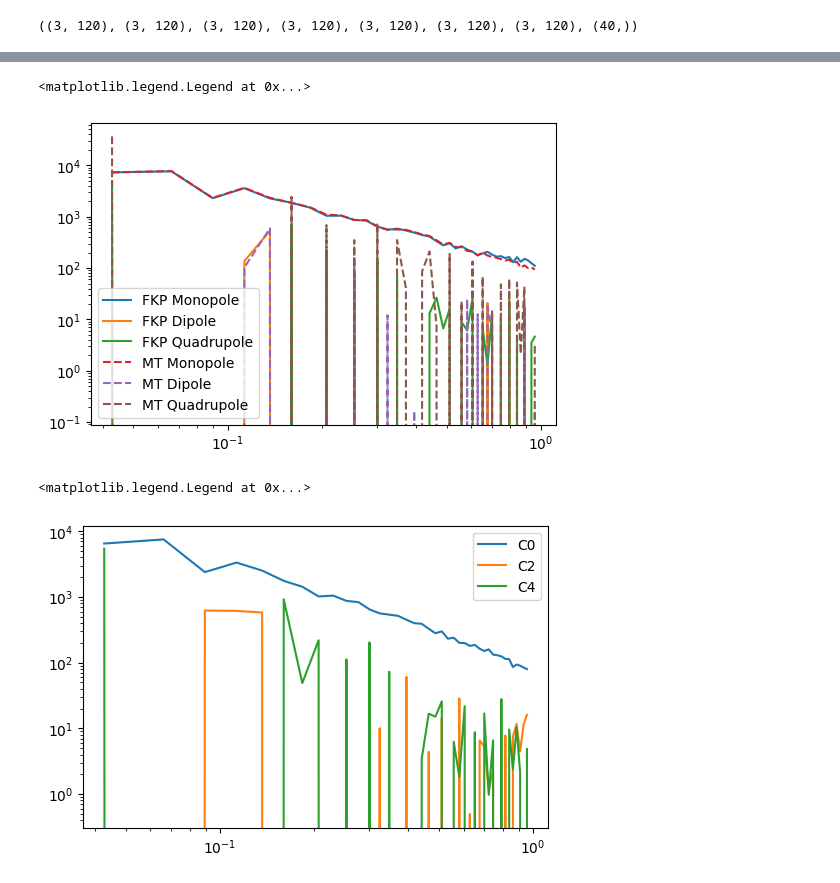
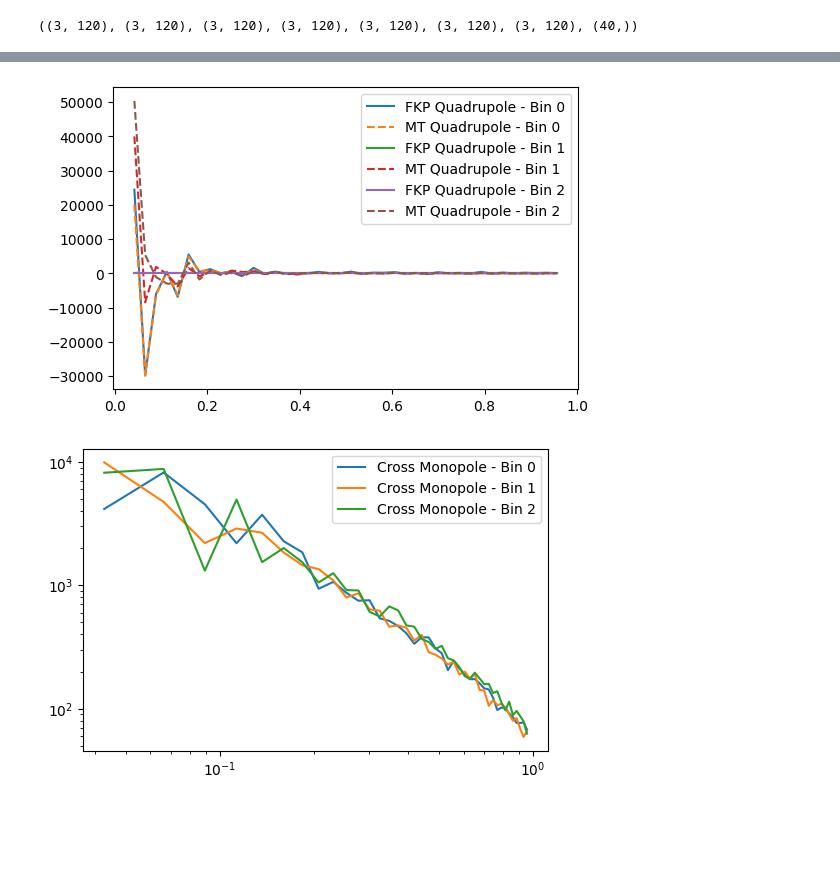
Before and after one commit to MTPK-USP/MTPK, a Jupyter notebook: old_plots.ipynb, the cells around one changed output, grey strips where cells are left out. Saved outputs shown, nothing was run; the diff lists cells and outputs as text; code cells hidden in the pictures; blank space fills up the shorter version.

```diff
--- a/old_plots.ipynb
+++ b/old_plots.ipynb
@@ -23,12 +40,7 @@ P0_FKP.shape, P0_MT.shape, P2_FKP.shape, P2_MT.shape, C0_FKP.shape, C2_FKP.shape
 # %%
-P_0_FKP = np.zeros( ( 3, k.shape[0] ) )
-P_2_FKP = np.zeros( ( 3, k.shape[0] ) )
-P_4_FKP = np.zeros( ( 3, k.shape[0] ) )
+plt.figure(dpi = 100)
+for i in range(n_bins):
+    plt.loglog(k, np.mean(P0_FKP, axis = 1)[i], label = f'FKP Monopole - Bin {i}')
 
-P_0_MT = np.zeros( ( 3, k.shape[0] ) )
-P_2_MT = np.zeros( ( 3, k.shape[0] ) )
-P_4_MT = np.zeros( ( 3, k.shape[0] ) )
-
-C_0_FKP = np.zeros( ( 3, k.shape[0] ) )
-C_2_FKP = np.zeros( ( 3, k.shape[0] ) )
-C_4_FKP = np.zeros( ( 3, k.shape[0] ) )
+    plt.loglog(k, np.mean(P0_MT, axis = 1)[i], '--', label = f'MT Monopole - Bin {i}')
+    plt.legend()
@@ -35,14 +49,7 @@ C_4_FKP = np.zeros( ( 3, k.shape[0] ) )
 # %%
-for i in range(3):
-    for j in range(k.shape[0]):
-        P_0_FKP[i] = P0_FKP[i, k.shape[0]*i:k.shape[0]*(i + 1)]
-        P_2_FKP[i] = P2_FKP[i, k.shape[0]*i:k.shape[0]*(i + 1)]
-        P_4_FKP[i] = P4_FKP[i, k.shape[0]*i:k.shape[0]*(i + 1)]
+plt.figure(dpi = 100)
+for i in range(n_bins):
+    plt.plot(k, np.mean(P2_FKP, axis = 1)[i], label = f'FKP Dipole - Bin {i}')
 
-        P_0_MT[i] = P0_MT[i, k.shape[0]*i:k.shape[0]*(i + 1)]
-        P_2_MT[i] = P2_MT[i, k.shape[0]*i:k.shape[0]*(i + 1)]
-        P_4_MT[i] = P4_MT[i, k.shape[0]*i:k.shape[0]*(i + 1)]
-
-        C_0_FKP[i] = C0_FKP[i, k.shape[0]*i:k.shape[0]*(i + 1)]
-        C_2_FKP[i] = C2_FKP[i, k.shape[0]*i:k.shape[0]*(i + 1)]
-        C_4_FKP[i] = C4_FKP[i, k.shape[0]*i:k.shape[0]*(i + 1)]
+    plt.plot(k, np.mean(P2_MT, axis = 1)[i], '--', label = f'MT Dipole - Bin {i}')
+    plt.legend()
@@ -49,23 +58,16 @@ for i in range(3):
 # %%
 plt.figure(dpi = 100)
-plt.loglog(k, np.mean(P_0_FKP, axis = 0), label = 'FKP Monopole')
-plt.loglog(k, np.mean(P_2_FKP, axis = 0), label = 'FKP Dipole')
-plt.loglog(k, np.mean(P_4_FKP, axis = 0), label = 'FKP Quadrupole')
+for i in range(n_bins):
+    plt.plot(k, np.mean(P4_FKP, axis = 1)[i], label = f'FKP Quadrupole - Bin {i}')
 
-plt.loglog(k, np.mean(P_0_MT, axis = 0), '--', label = 'MT Monopole')
-plt.loglog(k, np.mean(P_2_MT, axis = 0), '--', label = 'MT Dipole')
-plt.loglog(k, np.mean(P_4_MT, axis = 0), '--', label = 'MT Quadrupole')
-
-plt.legend()
+    plt.plot(k, np.mean(P4_MT, axis = 1)[i], '--', label = f'MT Quadrupole - Bin {i}')
+    plt.legend()
 # %% [output]
-<matplotlib.legend.Legend at 0x...>
-[figure, old version]
+[figure, new version]
 # %%
 plt.figure(dpi = 100)
-plt.loglog(k, np.mean(C_0_FKP, axis = 0), label = 'C0')
-plt.loglog(k, np.mean(C_2_FKP, axis = 0), label = 'C2')
-plt.loglog(k, np.mean(C_4_FKP, axis = 0), label = 'C4')
-plt.legend()
+for i in range(n_bins):
+    plt.loglog(k, np.mean(C0_FKP, axis = 1)[i], label = f'Cross Monopole - Bin {i}')
+    plt.legend()
 # %% [output]
-<matplotlib.legend.Legend at 0x...>
-[figure, old version]
+[figure, new version]
```
Also changed, not shown: parts of 4 cells of this notebook, 36 other files.
